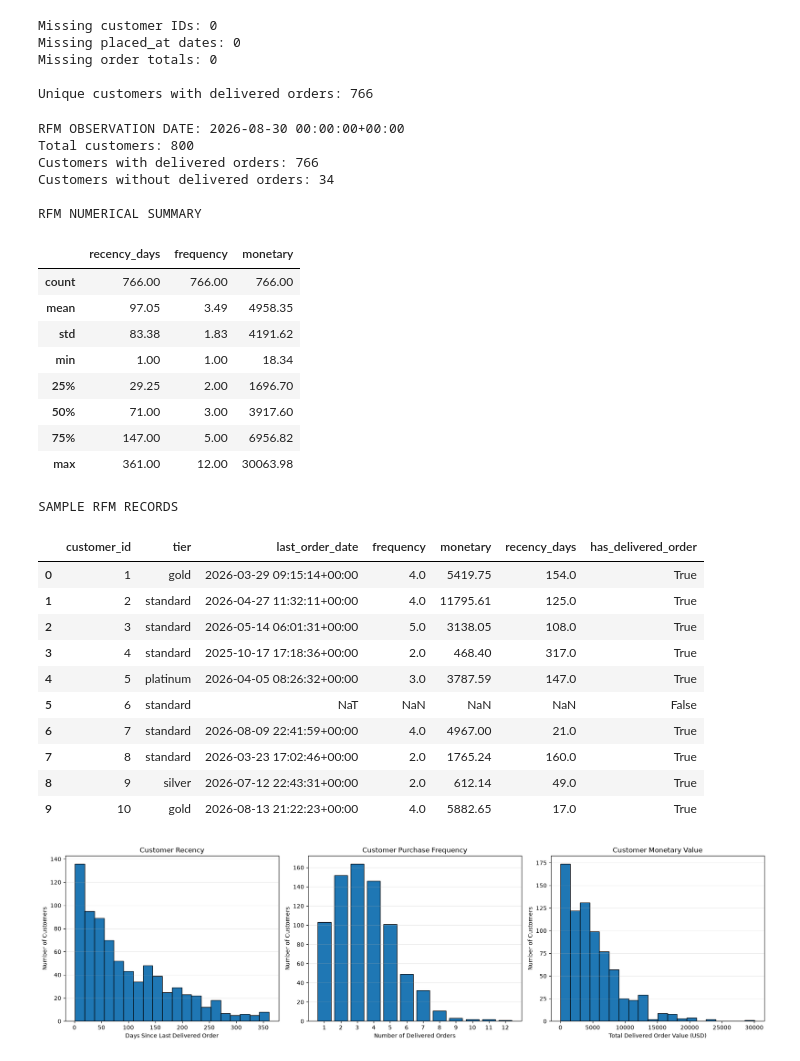
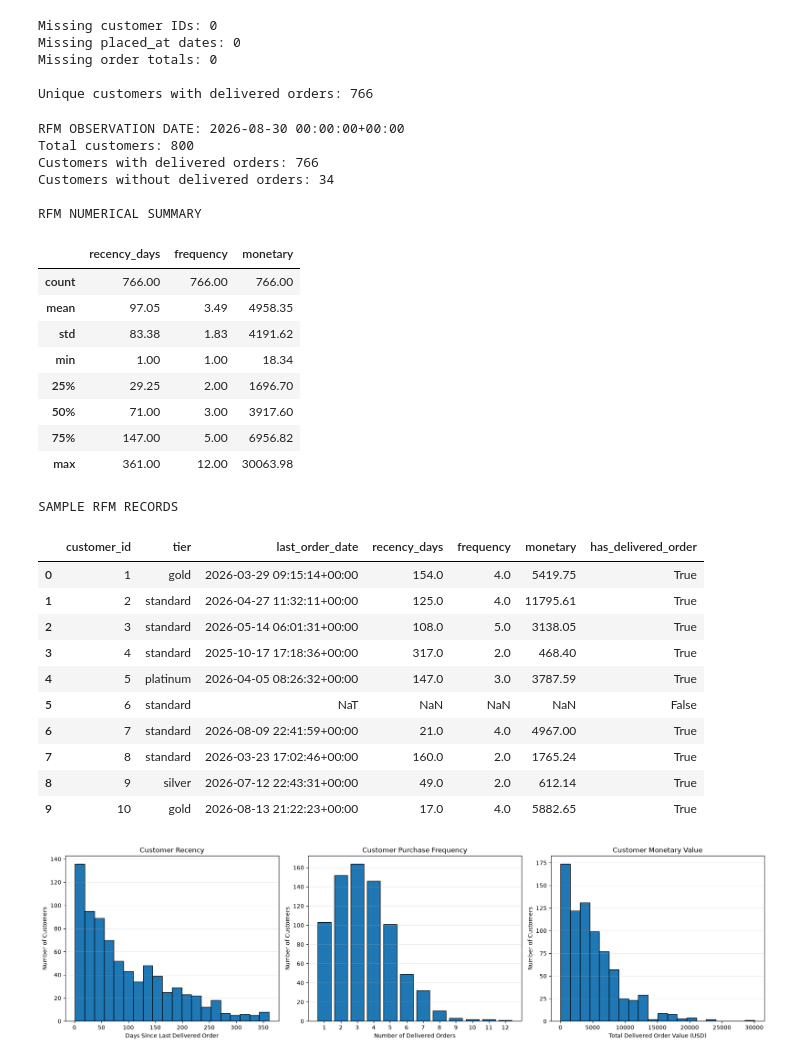
Before and after one commit to narminn13/ecommerce-customer-behaviour, a Jupyter notebook: notebooks/08_customer_behaviour_analysis.ipynb, the cells around one changed output. Drawn from its saved outputs; the diff is of its cells as text; code cells hidden in the pictures.

Commit message:
Refactor customer analysis and expand test coverage

```diff
--- a/notebooks/08_customer_behaviour_analysis.ipynb
+++ b/notebooks/08_customer_behaviour_analysis.ipynb
@@ -133,84 +123,64 @@ Missing order totals: 0
 
 Unique customers with delivered orders: 766
 # %%
-# Build customer-level RFM features using delivered orders
 
-delivered_orders = orders.loc[
-    orders["status"].eq("delivered")
-].copy()
+# Build customer-level RFM features using the reusable module
 
-# Observation date: one day after the latest recorded order date
-observation_date = delivered_orders["placed_at"].max().normalize() + pd.Timedelta(days=1)
-
-rfm = (
-    delivered_orders.groupby("customer_id")
-    .agg(
-        last_order_date=("placed_at", "max"),
-        frequency=("id", "nunique"),
-        monetary=("total", "sum")
-    )
-    .reset_index()
+rfm = build_rfm_features(
+    customers=customers,
+    orders=orders,
 )
 
-rfm["recency_days"] = (
-    observation_date - rfm["last_order_date"].dt.normalize()
-).dt.days
-
-# Include all customers, including those without delivered orders
-rfm = customers[["id", "tier"]].rename(
-    columns={"id": "customer_id"}
-).merge(
-    rfm,
-    on="customer_id",
-    how="left",
-    validate="one_to_one"
-)
-
-# Flag customers with no delivered orders
-rfm["has_delivered_order"] = rfm["frequency"].notna()
+observation_date = rfm.attrs["observation_date"]
 
 print("RFM OBSERVATION DATE:", observation_date)
 print("Total customers:", len(rfm))
-print("Customers with delivered orders:", int(rfm["has_delivered_order"].sum()))
-print("Customers without delivered orders:", int((~rfm["has_delivered_order"]).sum()))
+print(
+    "Customers with delivered orders:",
+    int(rfm["has_delivered_order"].sum()),
+)
+print(
+    "Customers without delivered orders:",
+    int((~rfm["has_delivered_order"]).sum()),
+)
 
 print("\nRFM NUMERICAL SUMMARY")
 display(
     rfm[["recency_days", "frequency", "monetary"]]
     .describe()
     .round(2)
 )
 
 print("\nSAMPLE RFM RECORDS")
 display(rfm.head(10))
 # %% [output]
 RFM OBSERVATION DATE: 2026-08-30 00:00:00+00:00
 Total customers: 800
 Customers with delivered orders: 766
 Customers without delivered orders: 34
 
 RFM NUMERICAL SUMMARY
 |  | recency_days | frequency | monetary |
 | count | 766.00 | 766.00 | 766.00 |
 | mean | 97.05 | 3.49 | 4958.35 |
 | std | 83.38 | 1.83 | 4191.62 |
 | min | 1.00 | 1.00 | 18.34 |
 | 25% | 29.25 | 2.00 | 1696.70 |
 | 50% | 71.00 | 3.00 | 3917.60 |
 | 75% | 147.00 | 5.00 | 6956.82 |
 | max | 361.00 | 12.00 | 30063.98 |
 SAMPLE RFM RECORDS
-|  | customer_id | tier | last_order_date | frequency | monetary | recency_days | has_delivered_order |
-| 0 | 1 | gold | 2026-03-29 09:15:14+00:00 | 4.0 | 5419.75 | 154.0 | True |
-| 1 | 2 | standard | 2026-04-27 11:32:11+00:00 | 4.0 | 11795.61 | 125.0 | True |
-| 2 | 3 | standard | 2026-05-14 06:01:31+00:00 | 5.0 | 3138.05 | 108.0 | True |
-| 3 | 4 | standard | 2025-10-17 17:18:36+00:00 | 2.0 | 468.40 | 317.0 | True |
-| 4 | 5 | platinum | 2026-04-05 08:26:32+00:00 | 3.0 | 3787.59 | 147.0 | True |
+|  | customer_id | tier | last_order_date | recency_days | frequency | monetary | has_delivered_order |
+| 0 | 1 | gold | 2026-03-29 09:15:14+00:00 | 154.0 | 4.0 | 5419.75 | True |
+| 1 | 2 | standard | 2026-04-27 11:32:11+00:00 | 125.0 | 4.0 | 11795.61 | True |
+| 2 | 3 | standard | 2026-05-14 06:01:31+00:00 | 108.0 | 5.0 | 3138.05 | True |
+| 3 | 4 | standard | 2025-10-17 17:18:36+00:00 | 317.0 | 2.0 | 468.40 | True |
+| 4 | 5 | platinum | 2026-04-05 08:26:32+00:00 | 147.0 | 3.0 | 3787.59 | True |
 | 5 | 6 | standard | NaT | NaN | NaN | NaN | False |
-| 6 | 7 | standard | 2026-08-09 22:41:59+00:00 | 4.0 | 4967.00 | 21.0 | True |
-| 7 | 8 | standard | 2026-03-23 17:02:46+00:00 | 2.0 | 1765.24 | 160.0 | True |
-| 8 | 9 | silver | 2026-07-12 22:43:31+00:00 | 2.0 | 612.14 | 49.0 | True |
-| 9 | 10 | gold | 2026-08-13 21:22:23+00:00 | 4.0 | 5882.65 | 17.0 | True |
+| 6 | 7 | standard | 2026-08-09 22:41:59+00:00 | 21.0 | 4.0 | 4967.00 | True |
+| 7 | 8 | standard | 2026-03-23 17:02:46+00:00 | 160.0 | 2.0 | 1765.24 | True |
+| 8 | 9 | silver | 2026-07-12 22:43:31+00:00 | 49.0 | 2.0 | 612.14 | True |
+| 9 | 10 | gold | 2026-08-13 21:22:23+00:00 | 17.0 | 4.0 | 5882.65 | True |
 # %%
 # Visualize RFM distributions for customers with delivered orders
 
```
Also changed, not shown: parts of 3 cells of this notebook, 16 other files.
